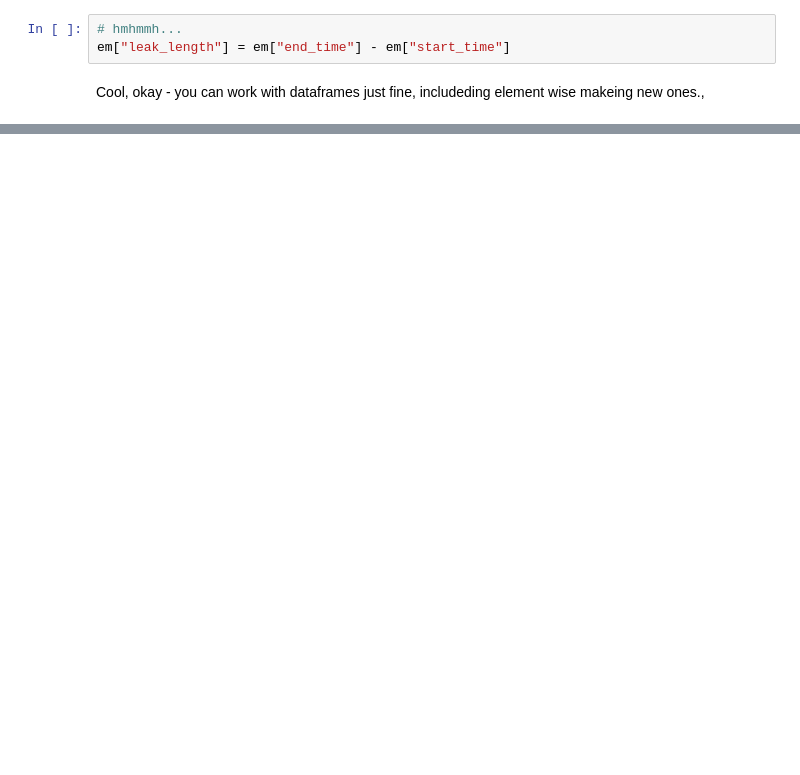
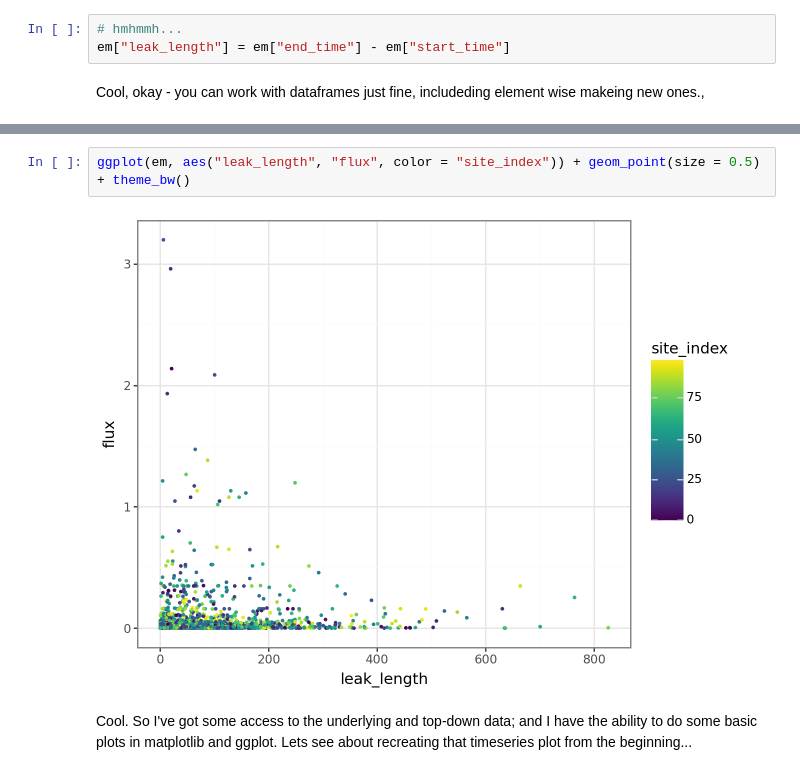
Before and after one commit to hanshall/FEAST_PtE, a Jupyter notebook: FEAST Tutorial Plotting Work.ipynb, the cells around one changed output, grey strips where cells are left out. Saved outputs shown, nothing was run; the diff lists cells and outputs as text; blank space fills up the shorter version.

```diff
--- a/FEAST Tutorial Plotting Work.ipynb
+++ b/FEAST Tutorial Plotting Work.ipynb
@@ -407,0 +412,6 @@ ModuleNotFoundError: No module named 'plotnine'
+# %%
+ggplot(em, aes("leak_length", "flux", color = "site_index")) + geom_point(size = 0.5) + theme_bw()
+# %% [output]
+[figure, added]
+# %% [markdown]
+Cool. So I've got some access to the underlying and top-down data; and I have the ability to do some basic plots in matplotlib and ggplot. Lets see about recreating that timeseries plot from the beginning...
```
Also changed, not shown: parts of 10 cells of this notebook.
